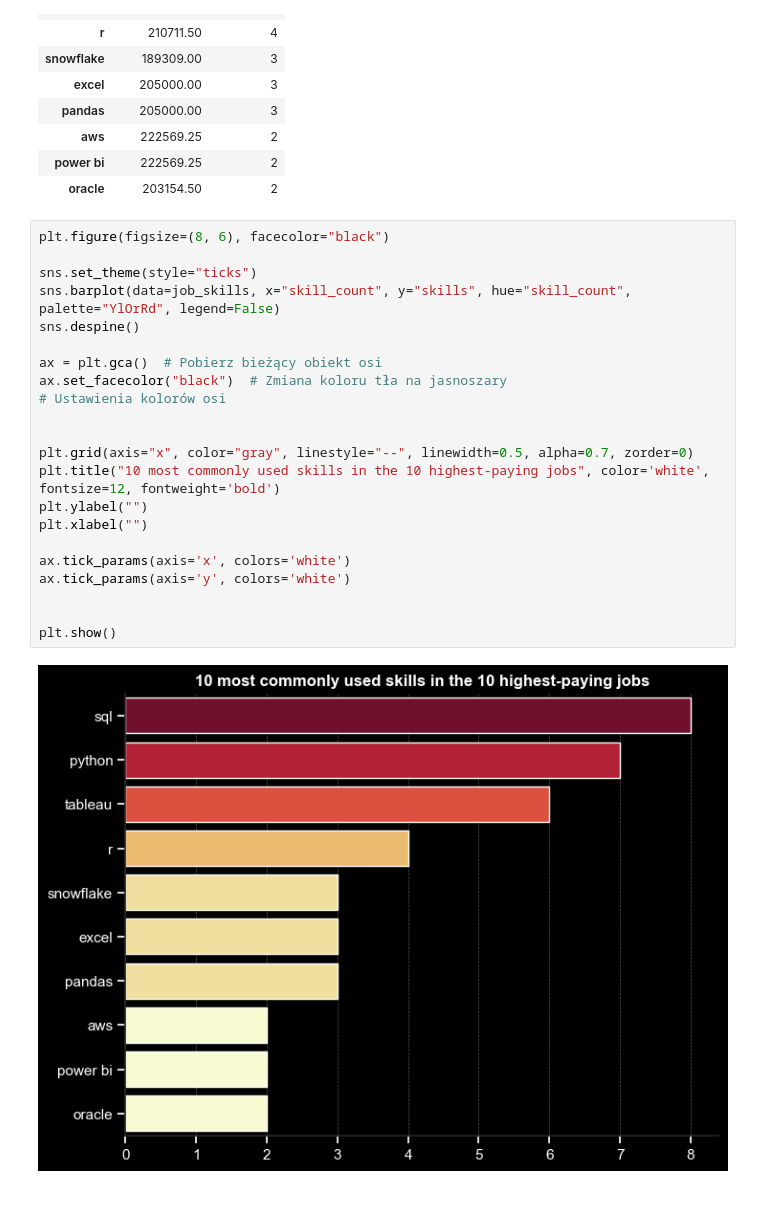
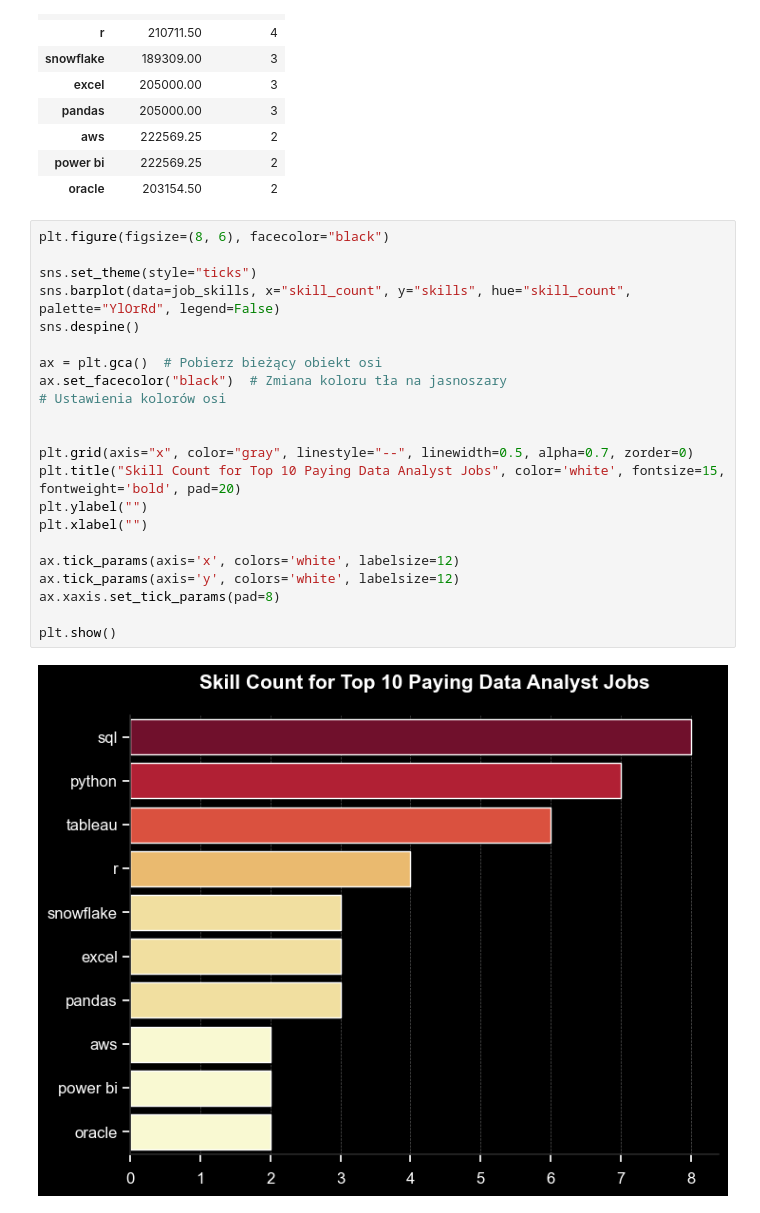
Before and after one commit to TomaszK94/SQL, a Jupyter notebook: Graphs/2_top_paying_job_skills.ipynb, the cells around one changed output. Cells and saved outputs as stored; diff of their text form.

```diff
--- a/Graphs/2_top_paying_job_skills.ipynb
+++ b/Graphs/2_top_paying_job_skills.ipynb
@@ -137,24 +137,24 @@ job_skills
 # %%
 plt.figure(figsize=(8, 6), facecolor="black")
 
 sns.set_theme(style="ticks")
 sns.barplot(data=job_skills, x="skill_count", y="skills", hue="skill_count", palette="YlOrRd", legend=False)
 sns.despine()
 
 ax = plt.gca()  # Pobierz bieżący obiekt osi
 ax.set_facecolor("black")  # Zmiana koloru tła na jasnoszary
 # Ustawienia kolorów osi
 
 
 plt.grid(axis="x", color="gray", linestyle="--", linewidth=0.5, alpha=0.7, zorder=0)
-plt.title("10 most commonly used skills in the 10 highest-paying jobs", color='white', fontsize=12, fontweight='bold')
+plt.title("Skill Count for Top 10 Paying Data Analyst Jobs", color='white', fontsize=15, fontweight='bold', pad=20)
 plt.ylabel("")
 plt.xlabel("")
 
-ax.tick_params(axis='x', colors='white')
-ax.tick_params(axis='y', colors='white')
-
+ax.tick_params(axis='x', colors='white', labelsize=12)
+ax.tick_params(axis='y', colors='white', labelsize=12)
+ax.xaxis.set_tick_params(pad=8)
 
 plt.show()
 # %% [output]
-[figure, old version]
+[figure, new version]
```
